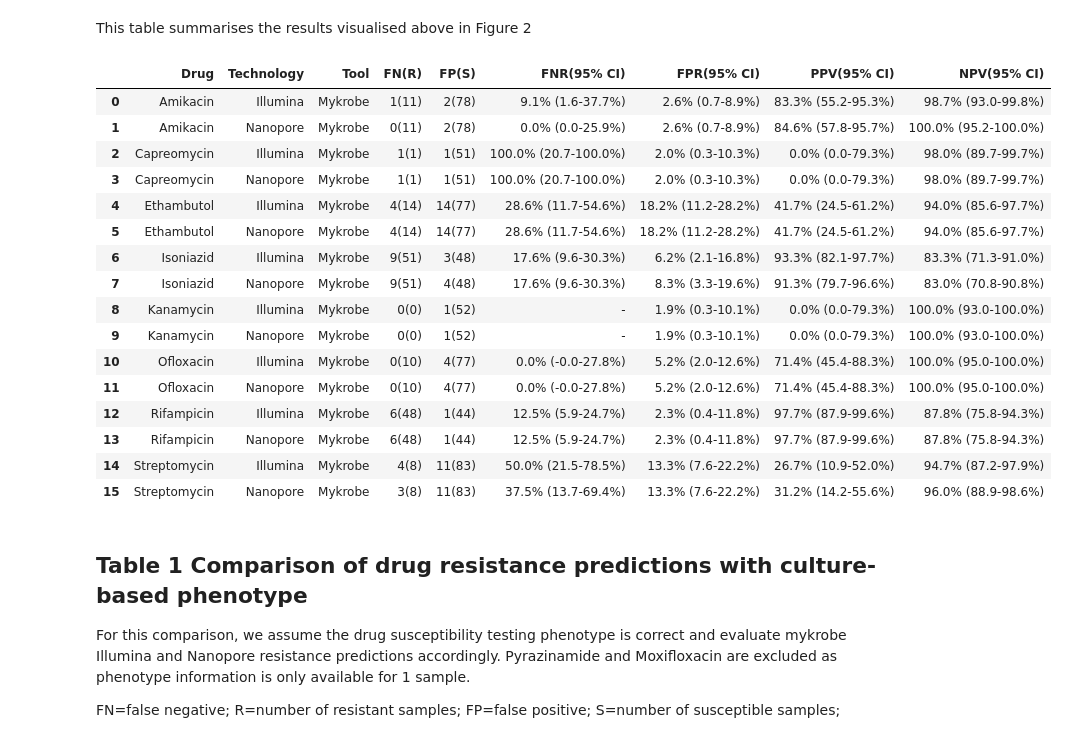
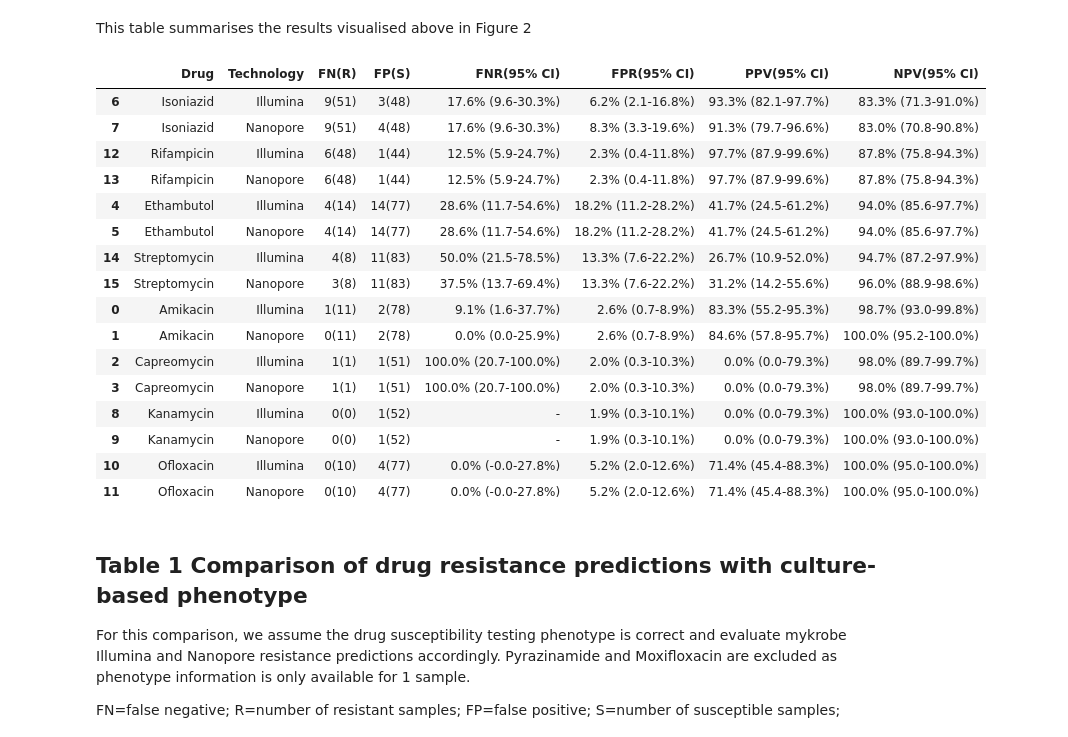
Before and after one commit to mbhall88/head_to_head_pipeline, a Jupyter notebook: analysis/resistance_prediction/workflow/notebooks/analysis_eda.ipynb, the cells around one changed output. Saved outputs shown, nothing was run; the diff lists cells and outputs as text; code cells hidden in the pictures.

```diff
--- a/analysis/resistance_prediction/workflow/notebooks/analysis_eda.ipynb
+++ b/analysis/resistance_prediction/workflow/notebooks/analysis_eda.ipynb
@@ -673,52 +594,68 @@ for i, row in table.iterrows():
     ppv = cm.ppv()
     vme = cm.fnr()
     me = cm.fpr()
     fn_str = f"{cm.fn}({cm.num_positive()})"
     fp_str = f"{cm.fp}({cm.num_negative()})"
     rows.append(
         (
             row["drug"].capitalize(),
             row["technology"],
-            row["tool"],
+#             row["tool"],
             fn_str,
             fp_str,
             ci_str(vme),
             ci_str(me),
             ci_str(ppv),
             ci_str(npv),
         )
     )
 pretty_cols = [
     "Drug",
     "Technology",
-    "Tool",
+#     "Tool",
     "FN(R)",
     "FP(S)",
     "FNR(95% CI)",
     "FPR(95% CI)",
     "PPV(95% CI)",
     "NPV(95% CI)",
 ]
 table = pd.DataFrame(rows, columns=pretty_cols)
+drug_order=[
+            "Isoniazid",
+            "Rifampicin",
+            "Ethambutol",
+            "Pyrazinamide",
+            "Streptomycin",
+            "Amikacin",
+            "Capreomycin",
+            "Kanamycin",
+            "Ciprofloxacin",
+            "Moxifloxacin",
+            "Ofloxacin",
+        ]
+table.sort_values(
+    by="Drug", inplace=True, key=lambda ds: [drug_order.index(d) for d in ds]
+)
 table
 # %% [output]
-|  | Drug | Technology | Tool | FN(R) | FP(S) | FNR(95% CI) | FPR(95% CI) | PPV(95% CI) | NPV(95% CI) |
-| 0 | Amikacin | Illumina | Mykrobe | 1(11) | 2(78) | 9.1% (1.6-37.7%) | 2.6% (0.7-8.9%) | 83.3% (55.2-95.3%) | 98.7% (93.0-99.8%) |
-| 1 | Amikacin | Nanopore | Mykrobe | 0(11) | 2(78) | 0.0% (0.0-25.9%) | 2.6% (0.7-8.9%) | 84.6% (57.8-95.7%) | 100.0% (95.2-100.0%) |
-| 2 | Capreomycin | Illumina | Mykrobe | 1(1) | 1(51) | 100.0% (20.7-100.0%) | 2.0% (0.3-10.3%) | 0.0% (0.0-79.3%) | 98.0% (89.7-99.7%) |
-| 3 | Capreomycin | Nanopore | Mykrobe | 1(1) | 1(51) | 100.0% (20.7-100.0%) | 2.0% (0.3-10.3%) | 0.0% (0.0-79.3%) | 98.0% (89.7-99.7%) |
-| 4 | Ethambutol | Illumina | Mykrobe | 4(14) | 14(77) | 28.6% (11.7-54.6%) | 18.2% (11.2-28.2%) | 41.7% (24.5-61.2%) | 94.0% (85.6-97.7%) |
-| 5 | Ethambutol | Nanopore | Mykrobe | 4(14) | 14(77) | 28.6% (11.7-54.6%) | 18.2% (11.2-28.2%) | 41.7% (24.5-61.2%) | 94.0% (85.6-97.7%) |
-| 6 | Isoniazid | Illumina | Mykrobe | 9(51) | 3(48) | 17.6% (9.6-30.3%) | 6.2% (2.1-16.8%) | 93.3% (82.1-97.7%) | 83.3% (71.3-91.0%) |
-| 7 | Isoniazid | Nanopore | Mykrobe | 9(51) | 4(48) | 17.6% (9.6-30.3%) | 8.3% (3.3-19.6%) | 91.3% (79.7-96.6%) | 83.0% (70.8-90.8%) |
-| 8 | Kanamycin | Illumina | Mykrobe | 0(0) | 1(52) | - | 1.9% (0.3-10.1%) | 0.0% (0.0-79.3%) | 100.0% (93.0-100.0%) |
-| 9 | Kanamycin | Nanopore | Mykrobe | 0(0) | 1(52) | - | 1.9% (0.3-10.1%) | 0.0% (0.0-79.3%) | 100.0% (93.0-100.0%) |
-| 10 | Ofloxacin | Illumina | Mykrobe | 0(10) | 4(77) | 0.0% (-0.0-27.8%) | 5.2% (2.0-12.6%) | 71.4% (45.4-88.3%) | 100.0% (95.0-100.0%) |
-| 11 | Ofloxacin | Nanopore | Mykrobe | 0(10) | 4(77) | 0.0% (-0.0-27.8%) | 5.2% (2.0-12.6%) | 71.4% (45.4-88.3%) | 100.0% (95.0-100.0%) |
-| 12 | Rifampicin | Illumina | Mykrobe | 6(48) | 1(44) | 12.5% (5.9-24.7%) | 2.3% (0.4-11.8%) | 97.7% (87.9-99.6%) | 87.8% (75.8-94.3%) |
-| 13 | Rifampicin | Nanopore | Mykrobe | 6(48) | 1(44) | 12.5% (5.9-24.7%) | 2.3% (0.4-11.8%) | 97.7% (87.9-99.6%) | 87.8% (75.8-94.3%) |
-| 14 | Streptomycin | Illumina | Mykrobe | 4(8) | 11(83) | 50.0% (21.5-78.5%) | 13.3% (7.6-22.2%) | 26.7% (10.9-52.0%) | 94.7% (87.2-97.9%) |
-| 15 | Streptomycin | Nanopore | Mykrobe | 3(8) | 11(83) | 37.5% (13.7-69.4%) | 13.3% (7.6-22.2%) | 31.2% (14.2-55.6%) | 96.0% (88.9-98.6%) |
+|  | Drug | Technology | FN(R) | FP(S) | FNR(95% CI) | FPR(95% CI) | PPV(95% CI) | NPV(95% CI) |
+| 6 | Isoniazid | Illumina | 9(51) | 3(48) | 17.6% (9.6-30.3%) | 6.2% (2.1-16.8%) | 93.3% (82.1-97.7%) | 83.3% (71.3-91.0%) |
+| 7 | Isoniazid | Nanopore | 9(51) | 4(48) | 17.6% (9.6-30.3%) | 8.3% (3.3-19.6%) | 91.3% (79.7-96.6%) | 83.0% (70.8-90.8%) |
+| 12 | Rifampicin | Illumina | 6(48) | 1(44) | 12.5% (5.9-24.7%) | 2.3% (0.4-11.8%) | 97.7% (87.9-99.6%) | 87.8% (75.8-94.3%) |
+| 13 | Rifampicin | Nanopore | 6(48) | 1(44) | 12.5% (5.9-24.7%) | 2.3% (0.4-11.8%) | 97.7% (87.9-99.6%) | 87.8% (75.8-94.3%) |
+| 4 | Ethambutol | Illumina | 4(14) | 14(77) | 28.6% (11.7-54.6%) | 18.2% (11.2-28.2%) | 41.7% (24.5-61.2%) | 94.0% (85.6-97.7%) |
+| 5 | Ethambutol | Nanopore | 4(14) | 14(77) | 28.6% (11.7-54.6%) | 18.2% (11.2-28.2%) | 41.7% (24.5-61.2%) | 94.0% (85.6-97.7%) |
+| 14 | Streptomycin | Illumina | 4(8) | 11(83) | 50.0% (21.5-78.5%) | 13.3% (7.6-22.2%) | 26.7% (10.9-52.0%) | 94.7% (87.2-97.9%) |
+| 15 | Streptomycin | Nanopore | 3(8) | 11(83) | 37.5% (13.7-69.4%) | 13.3% (7.6-22.2%) | 31.2% (14.2-55.6%) | 96.0% (88.9-98.6%) |
+| 0 | Amikacin | Illumina | 1(11) | 2(78) | 9.1% (1.6-37.7%) | 2.6% (0.7-8.9%) | 83.3% (55.2-95.3%) | 98.7% (93.0-99.8%) |
+| 1 | Amikacin | Nanopore | 0(11) | 2(78) | 0.0% (0.0-25.9%) | 2.6% (0.7-8.9%) | 84.6% (57.8-95.7%) | 100.0% (95.2-100.0%) |
+| 2 | Capreomycin | Illumina | 1(1) | 1(51) | 100.0% (20.7-100.0%) | 2.0% (0.3-10.3%) | 0.0% (0.0-79.3%) | 98.0% (89.7-99.7%) |
+| 3 | Capreomycin | Nanopore | 1(1) | 1(51) | 100.0% (20.7-100.0%) | 2.0% (0.3-10.3%) | 0.0% (0.0-79.3%) | 98.0% (89.7-99.7%) |
+| 8 | Kanamycin | Illumina | 0(0) | 1(52) | - | 1.9% (0.3-10.1%) | 0.0% (0.0-79.3%) | 100.0% (93.0-100.0%) |
+| 9 | Kanamycin | Nanopore | 0(0) | 1(52) | - | 1.9% (0.3-10.1%) | 0.0% (0.0-79.3%) | 100.0% (93.0-100.0%) |
+| 10 | Ofloxacin | Illumina | 0(10) | 4(77) | 0.0% (-0.0-27.8%) | 5.2% (2.0-12.6%) | 71.4% (45.4-88.3%) | 100.0% (95.0-100.0%) |
+| 11 | Ofloxacin | Nanopore | 0(10) | 4(77) | 0.0% (-0.0-27.8%) | 5.2% (2.0-12.6%) | 71.4% (45.4-88.3%) | 100.0% (95.0-100.0%) |
 # %% [markdown]
 ## Table 1 Comparison of drug resistance predictions with culture-based phenotype
 
```
Also changed, not shown: parts of 26 cells of this notebook, 1 other file.
